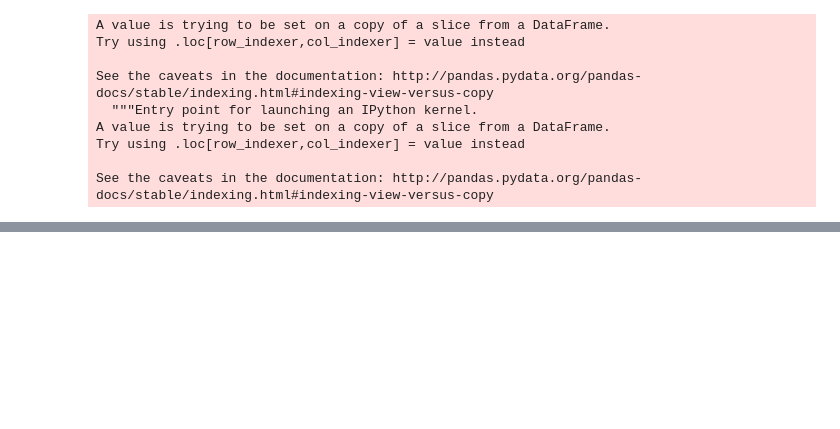
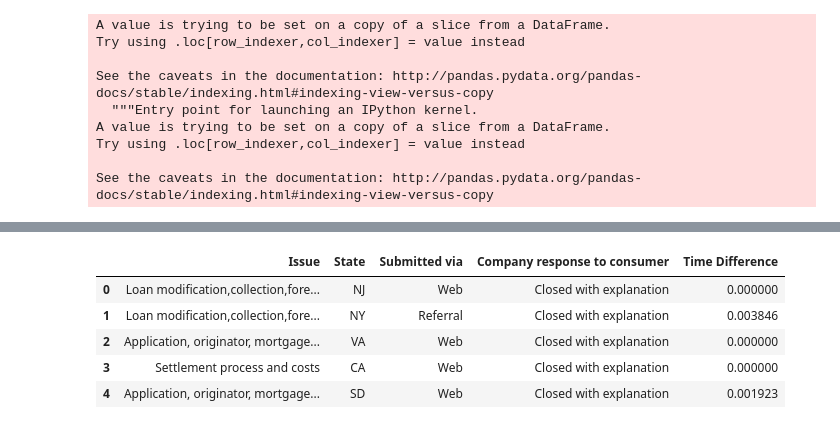
Before and after one commit to kalyanpichuka/Complaints_Framework, a Jupyter notebook: Complaints_Framework_Model_Sravya.ipynb, the cells around one changed output, grey strips where cells are left out. Saved outputs shown, nothing was run; the diff lists cells and outputs as text; code cells hidden in the pictures; blank space fills up the shorter version.

```diff
--- a/Complaints_Framework_Model_Sravya.ipynb
+++ b/Complaints_Framework_Model_Sravya.ipynb
@@ -100,0 +153,5 @@ data_req=data_req.drop(data_req.columns[[0, 4]], axis=1)
+# %%
+data_req=data_req.drop(data_req.columns[[0, 4]], axis=1)
+data_req = data_req[data_req.State.isin(['AK','AL','AR','AZ','CA','CO','CT','DC','DE','FL','GA','HI','IA','ID','IL','IN','KS','KY','LA','MA','MD','ME','MI','MN','MO','MS','MT','NC','ND','NE','NH','NJ','NM','NV','NY','OH','OK','OR','PA','PR','RI','SC','SD','TN','TX','UT','VA','VT','WA','WI','WV','WY'])]
+
+data_req.info()
@@ -101,4 +169,11 @@ data_req=data_req.drop(data_req.columns[[0, 4]], axis=1)
 # %%
-data_req.info()
+data_req.head()
+# %% [output]
+|  | Issue | State | Submitted via | Company response to consumer | Time Difference |
+| 0 | Loan modification,collection,fore... | NJ | Web | Closed with explanation | 0.000000 |
+| 1 | Loan modification,collection,fore... | NY | Referral | Closed with explanation | 0.003846 |
+| 2 | Application, originator, mortgage... | VA | Web | Closed with explanation | 0.000000 |
+| 3 | Settlement process and costs | CA | Web | Closed with explanation | 0.000000 |
+| 4 | Application, originator, mortgage... | SD | Web | Closed with explanation | 0.001923 |
 # %%
 data_req['Issue'].value_counts(dropna=False)
```
Also changed, not shown: parts of 33 cells of this notebook.
